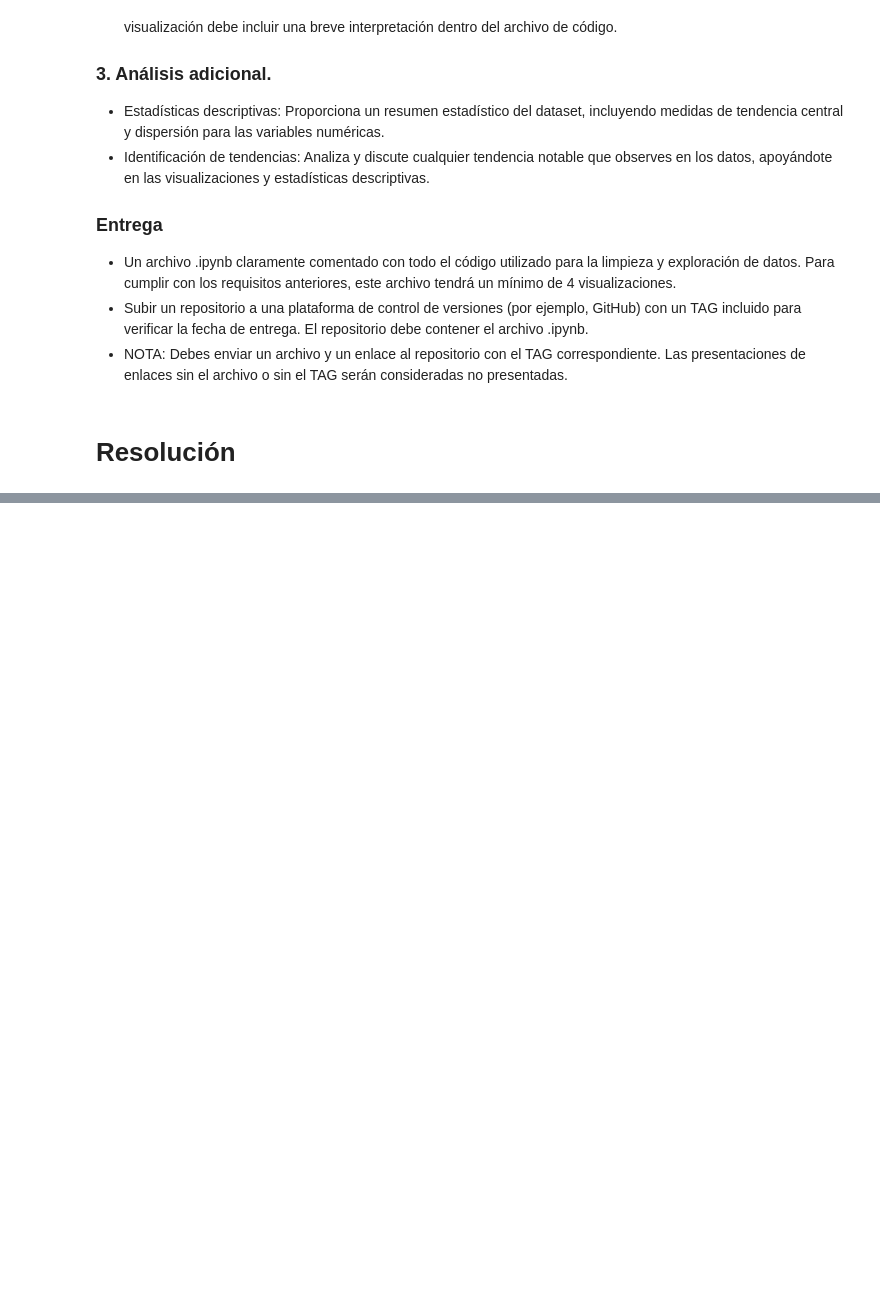
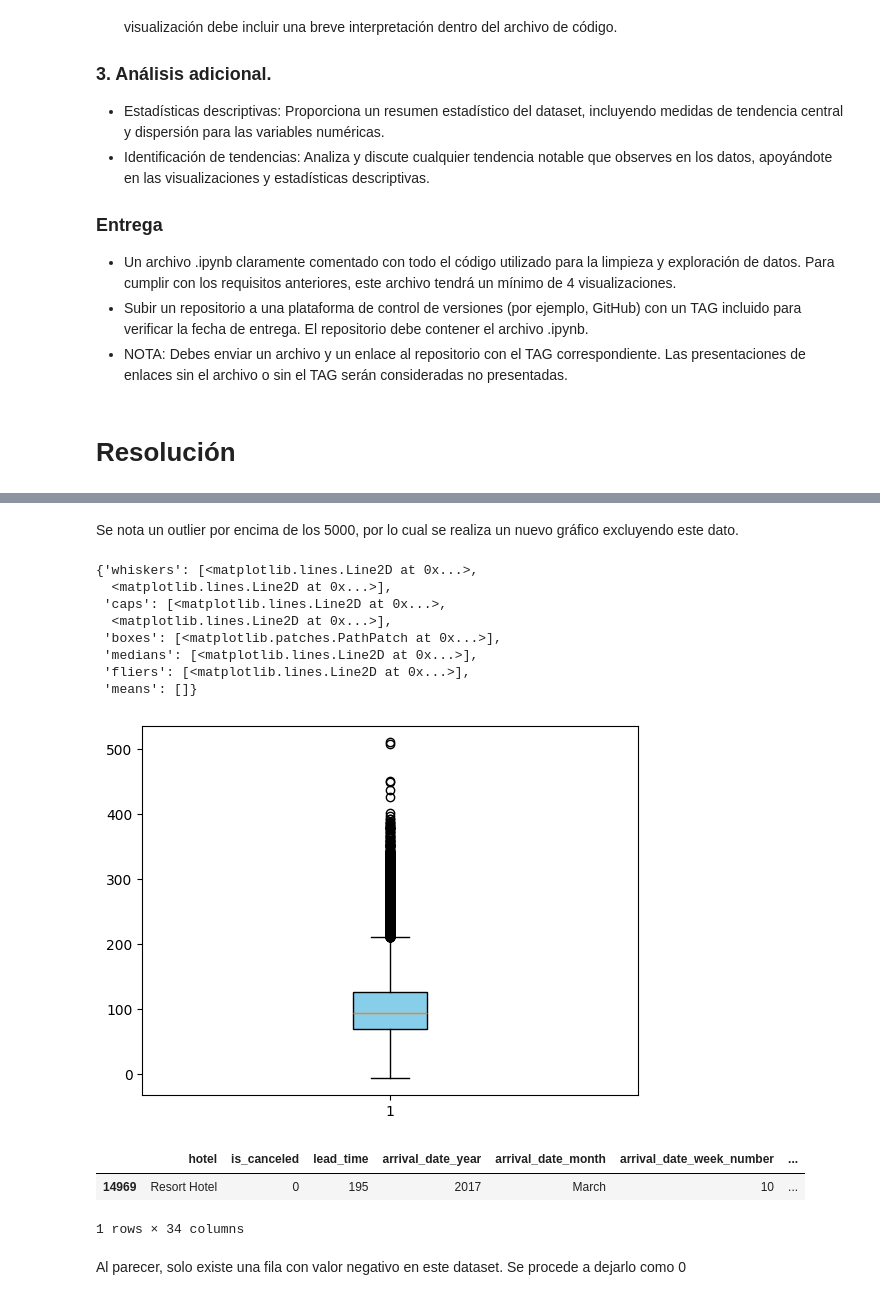
Before and after one commit to dmnunez1993/examenes-coding-dojo, a Jupyter notebook: examen-certificacion-intento-2-ds/notebooks/examen-certificacion-intento-2.ipynb, the cells around one changed output, grey strips where cells are left out. Drawn from its saved outputs; the diff is of its cells as text; code cells hidden in the pictures; blank space fills up the shorter version.

```diff
--- a/examen-certificacion-intento-2-ds/notebooks/examen-certificacion-intento-2.ipynb
+++ b/examen-certificacion-intento-2-ds/notebooks/examen-certificacion-intento-2.ipynb
@@ -37,0 +680,29 @@ El dataset puede ser encontrado [aquí](https://www.kaggle.com/datasets/jessemos
+# %% [markdown]
+Se nota un outlier por encima de los 5000, por lo cual se realiza un nuevo gráfico excluyendo este dato.
+# %%
+plt.boxplot(
+    df[df["adr"] < 5000]["adr"],
+    notch=False,
+    patch_artist=True,
+    boxprops={"facecolor": 'skyblue', "color": 'black'},
+)
+# %% [output]
+{'whiskers': [<matplotlib.lines.Line2D at 0x...>,
+  <matplotlib.lines.Line2D at 0x...>],
+ 'caps': [<matplotlib.lines.Line2D at 0x...>,
+  <matplotlib.lines.Line2D at 0x...>],
+ 'boxes': [<matplotlib.patches.PathPatch at 0x...>],
+ 'medians': [<matplotlib.lines.Line2D at 0x...>],
+ 'fliers': [<matplotlib.lines.Line2D at 0x...>],
+ 'means': []}
+[figure, added]
+# %%
+# Visualizar valores en el dataset de adr < 0:
+
+df[df["adr"] < 0.0]
+# %% [output]
+|  | hotel | is_canceled | lead_time | arrival_date_year | arrival_date_month | arrival_date_week_number | ... |
+| 14969 | Resort Hotel | 0 | 195 | 2017 | March | 10 | ... |
+1 rows × 34 columns
+# %% [markdown]
+Al parecer, solo existe una fila con valor negativo en este dataset. Se procede a dejarlo como 0
```
Also changed, not shown: parts of 109 cells of this notebook, 1 other file.
